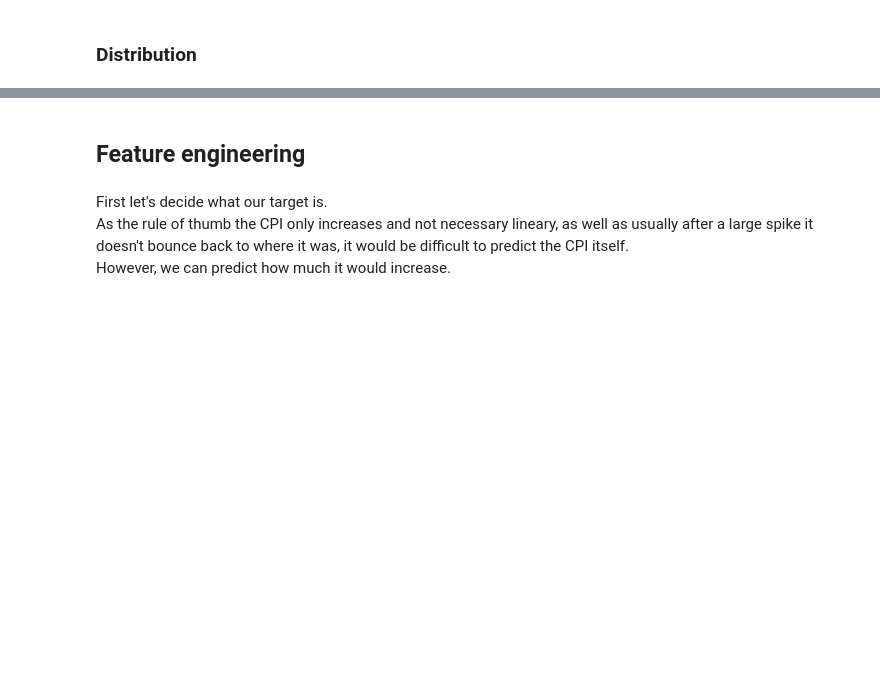
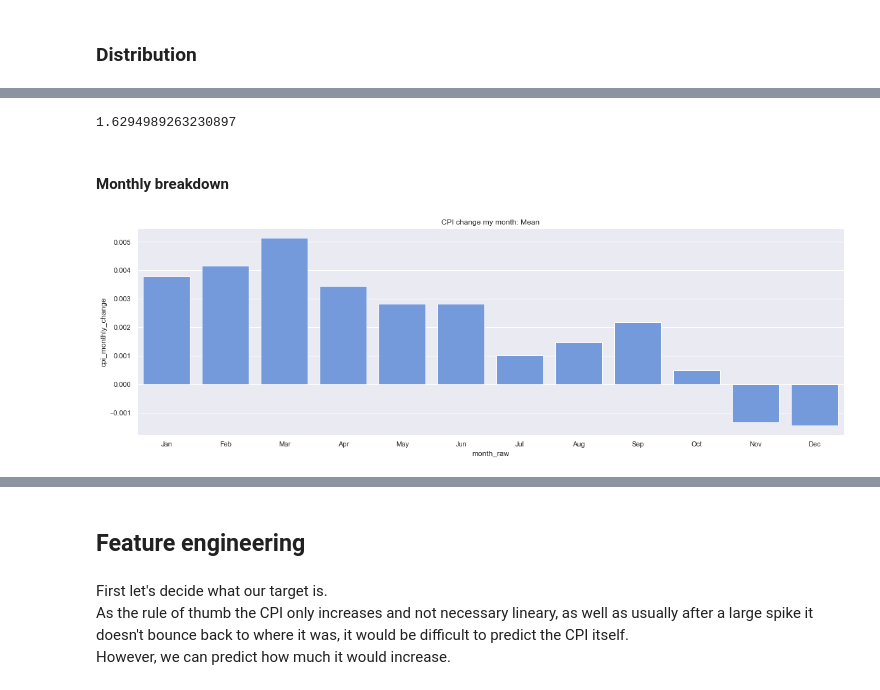
Before and after one commit to LeoSaffron/Inflation-Prediction, a Jupyter notebook: Inflation.ipynb, the cells around one changed output, grey strips where cells are left out. Drawn from its saved outputs; the diff is of its cells as text; code cells hidden in the pictures; blank space fills up the shorter version.

```diff
--- a/Inflation.ipynb
+++ b/Inflation.ipynb
@@ -432,2 +462,4 @@ df_inflation['cpi_yearly_change'].describe()
 # %%
-(1+df_inflation['cpi_yearly_change'].mean())**20
+(1+df_inflation_last_decades['cpi_yearly_change'].mean())**20
+# %% [output]
+1.6294989263230897
@@ -436,9 +466,15 @@ df_inflation
+# %% [markdown]
+#### Monthly breakdown
 # %%
 months_names = ["Jan", "Feb", "Mar", "Apr", "May", "Jun",
           "Jul", "Aug", "Sep", "Oct", "Nov", "Dec"]
 # %%
-df_temp = df_inflation.groupby('month_raw').agg({"cpi_monthy_change" : "mean"}).reset_index()#.plot(kind='bar')
+df_temp = df_inflation_last_decades.groupby('month_raw').agg({"cpi_monthly_change" : "mean"}).reset_index()#.plot(kind='bar')
 df_temp['month_raw'] = pd.Categorical(df_temp['month_raw'], categories=months_names, ordered=True)
 df_temp = df_temp.sort_values(by='month_raw')
-sns.barplot(data=df_temp, x='month_raw', y='cpi_monthy_change')
+ax = sns.barplot(data=df_temp, x='month_raw', y='cpi_monthly_change', color='cornflowerblue')
+ax.set(title='CPI change my month: Mean')
+plt.show()
+# %% [output]
+[figure, added]
 # %%
```
Also changed, not shown: parts of 78 cells of this notebook.
